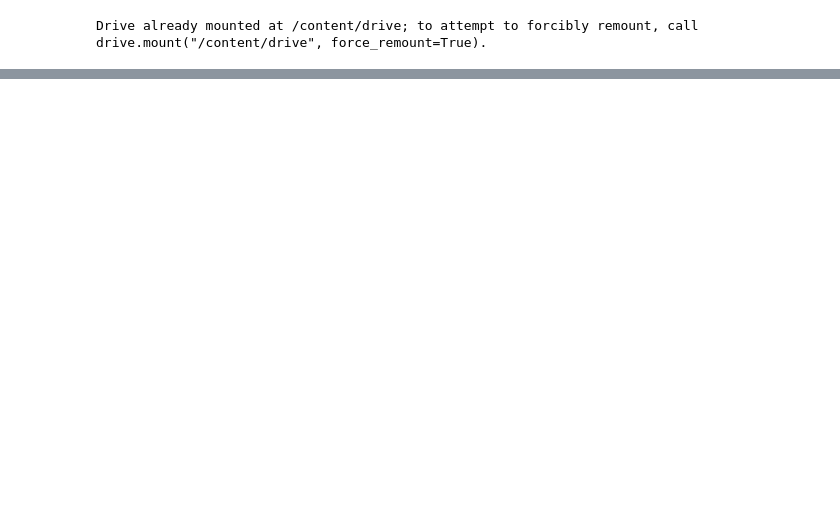
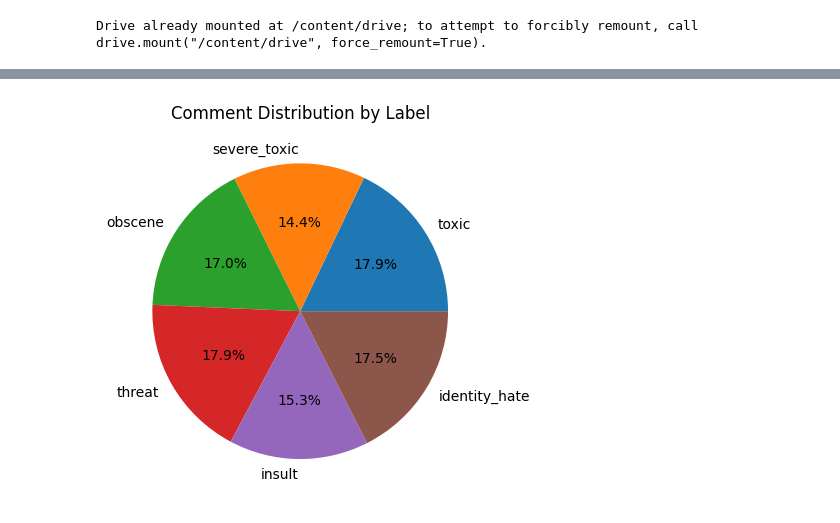
Before and after one commit to VellummyilumVinoth/Toxic_Comment_Classification, a Jupyter notebook: Prediction.ipynb, the cells around one changed output, grey strips where cells are left out. Drawn from its saved outputs; the diff is of its cells as text; code cells hidden in the pictures; blank space fills up the shorter version.

```diff
--- a/Prediction.ipynb
+++ b/Prediction.ipynb
@@ -153,0 +203,16 @@ result_df
+# %%
+import matplotlib.pyplot as plt
+
+# Calculate the count of comments for each label
+label_counts = result_df[class_names].sum()
+
+# Create a pie chart
+plt.pie(label_counts, labels=class_names, autopct='%1.1f%%')
+
+# Set the title for the chart
+plt.title('Comment Distribution by Label')
+
+# Show the chart
+plt.show()
+# %% [output]
+[figure, added]
```
Also changed, not shown: parts of 18 cells of this notebook.
